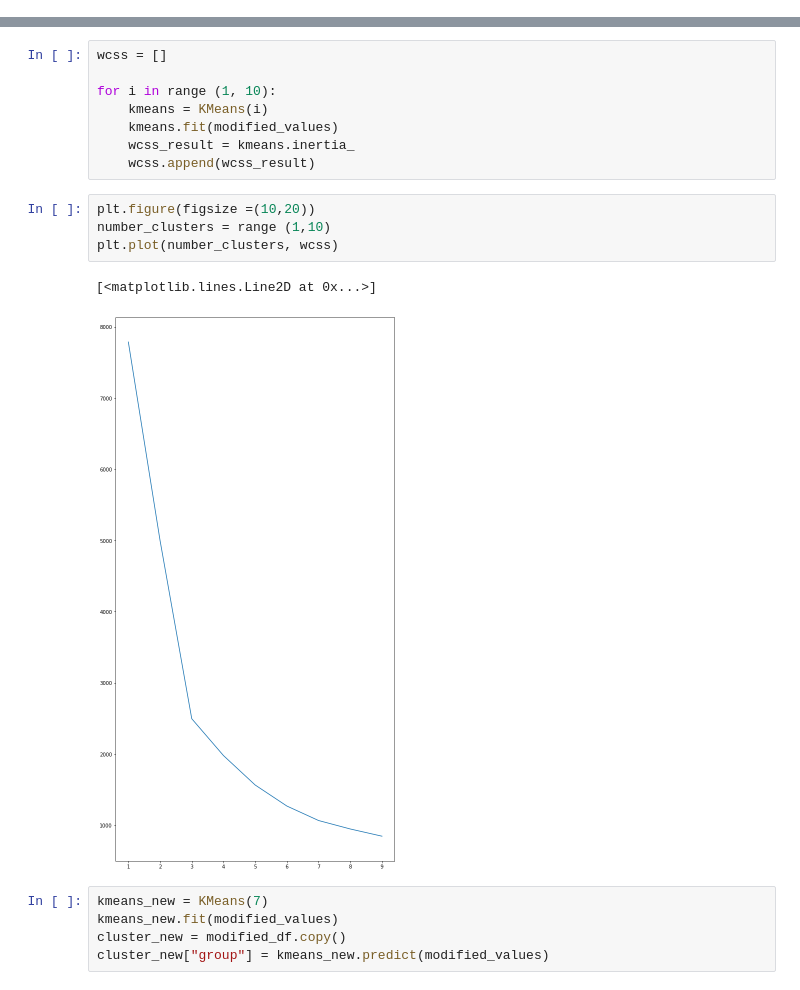
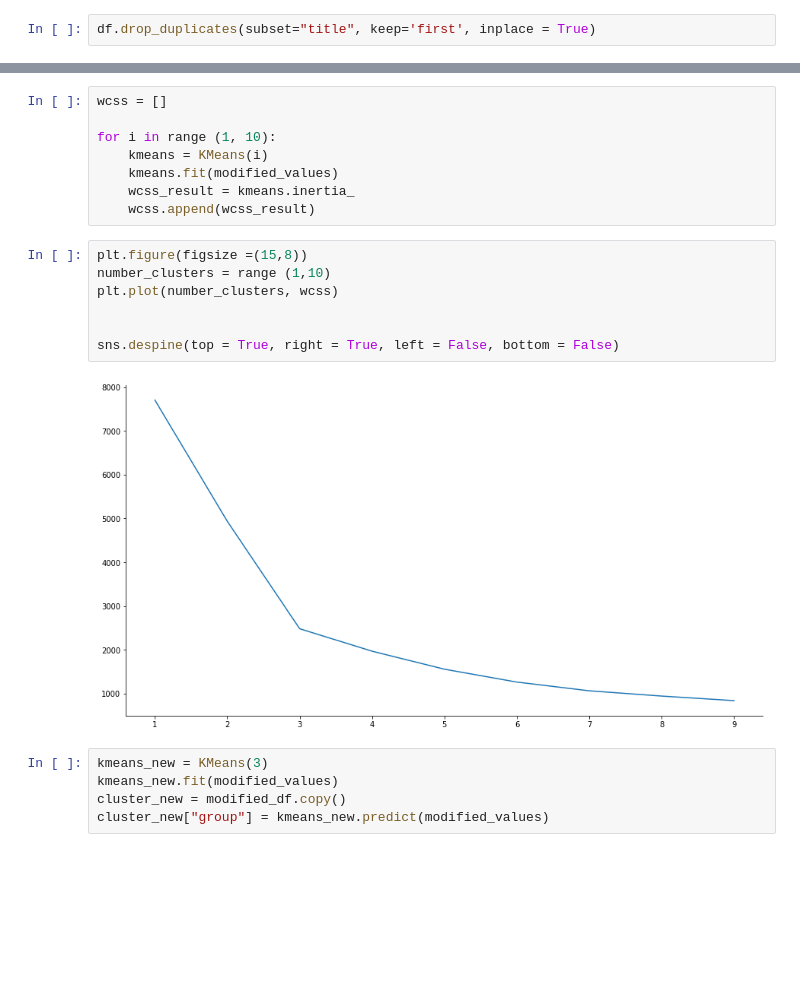
Before and after one commit to Lostinworlds/ClusteringReadingList, a Jupyter notebook: clusters-in-goodreads-reading-list.ipynb, the cells around one changed output, grey strips where cells are left out. Saved outputs shown, nothing was run; the diff lists cells and outputs as text; blank space fills up the shorter version.

```diff
--- a/clusters-in-goodreads-reading-list.ipynb
+++ b/clusters-in-goodreads-reading-list.ipynb
@@ -75,0 +91,2 @@ df["total_ratings"] = df["total_ratings"].str.replace(",","").astype(int)
+# %%
+df.drop_duplicates(subset="title", keep='first', inplace = True)
@@ -180,14 +322,16 @@ for i in range (1, 10):
     wcss_result = kmeans.inertia_
     wcss.append(wcss_result)
 # %%
-plt.figure(figsize =(10,20))
+plt.figure(figsize =(15,8))
 number_clusters = range (1,10)
 plt.plot(number_clusters, wcss)
+
+
+sns.despine(top = True, right = True, left = False, bottom = False)
 # %% [output]
-[<matplotlib.lines.Line2D at 0x...>]
-[figure, old version]
+[figure, new version]
 # %%
-kmeans_new = KMeans(7)
+kmeans_new = KMeans(3)
 kmeans_new.fit(modified_values)
 cluster_new = modified_df.copy()
 cluster_new["group"] = kmeans_new.predict(modified_values)
```
Also changed, not shown: parts of 22 cells of this notebook.
